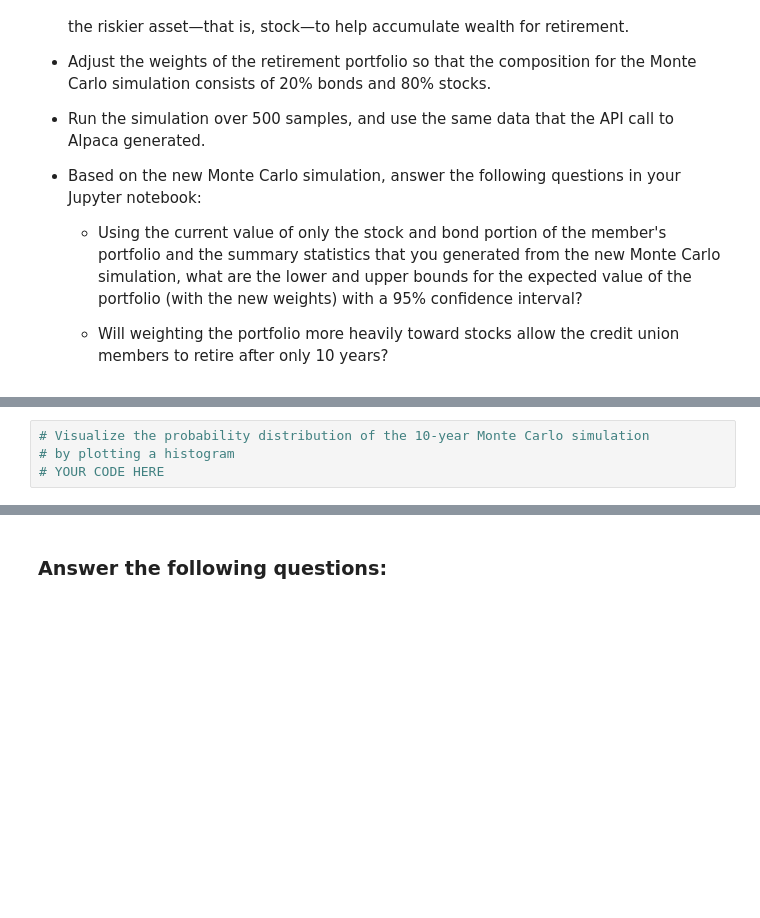
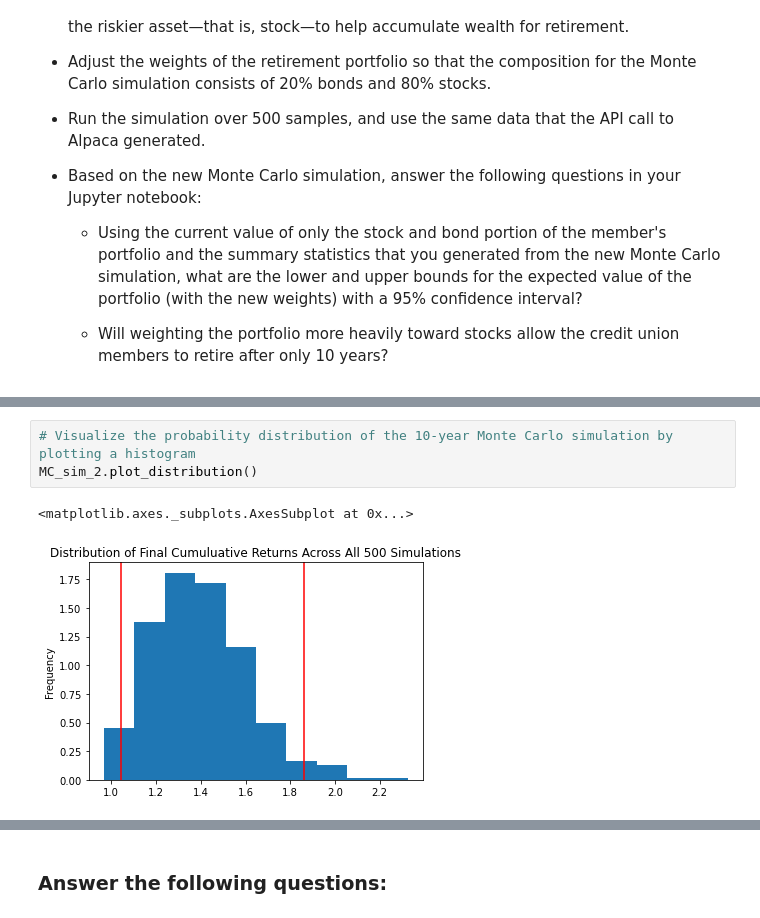
Before and after one commit to billysco/quantitative_financial_planner, a Jupyter notebook: financial_planning_tools.ipynb, the cells around one changed output, grey strips where cells are left out. Saved outputs shown, nothing was run; the diff lists cells and outputs as text; blank space fills up the shorter version.

```diff
--- a/financial_planning_tools.ipynb
+++ b/financial_planning_tools.ipynb
@@ -511,7 +631,9 @@ For this new Monte Carlo simulation, do the following:
 # %%
-# Visualize the probability distribution of the 10-year Monte Carlo simulation
-# by plotting a histogram
-# YOUR CODE HERE
+# Visualize the probability distribution of the 10-year Monte Carlo simulation by plotting a histogram
+MC_sim_2.plot_distribution()
+# %% [output]
+<matplotlib.axes._subplots.AxesSubplot at 0x...>
+[figure, added]
 # %%
 # Generate summary statistics from the 10-year Monte Carlo simulation results
 # Save the results as a variable
```
Also changed, not shown: parts of 17 cells of this notebook.
